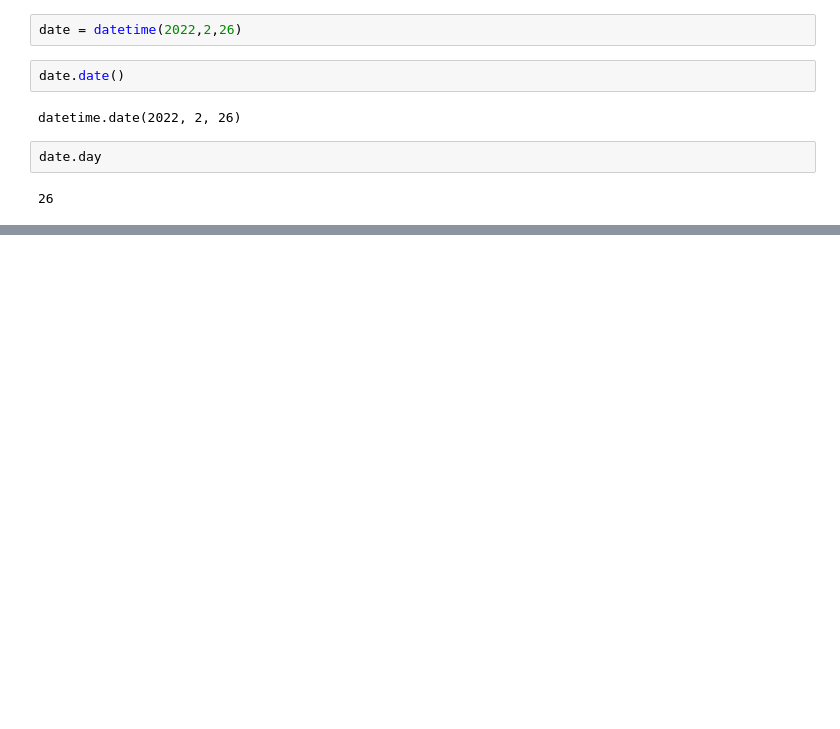
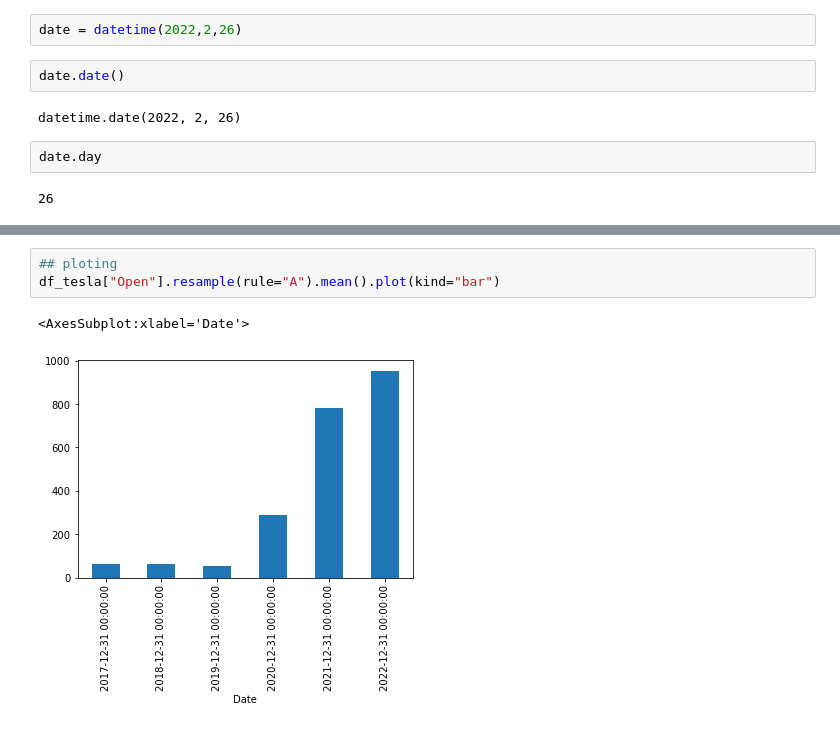
Before and after one commit to Asif26/EDA-With-Time-series-Data, a Jupyter notebook: Exploratory Data Analysis And Stock Analysis With Time series Data.ipynb, the cells around one changed output, grey strips where cells are left out. Cells and saved outputs as stored; diff of their text form; blank space fills up the shorter version.

```diff
--- a/Exploratory Data Analysis And Stock Analysis With Time series Data.ipynb
+++ b/Exploratory Data Analysis And Stock Analysis With Time series Data.ipynb
@@ -200,0 +274,6 @@ date.weekday
+# %%
+## ploting
+df_tesla["Open"].resample(rule="A").mean().plot(kind="bar")
+# %% [output]
+<AxesSubplot:xlabel='Date'>
+[figure, added]
```
Also changed, not shown: parts of 19 cells of this notebook.
